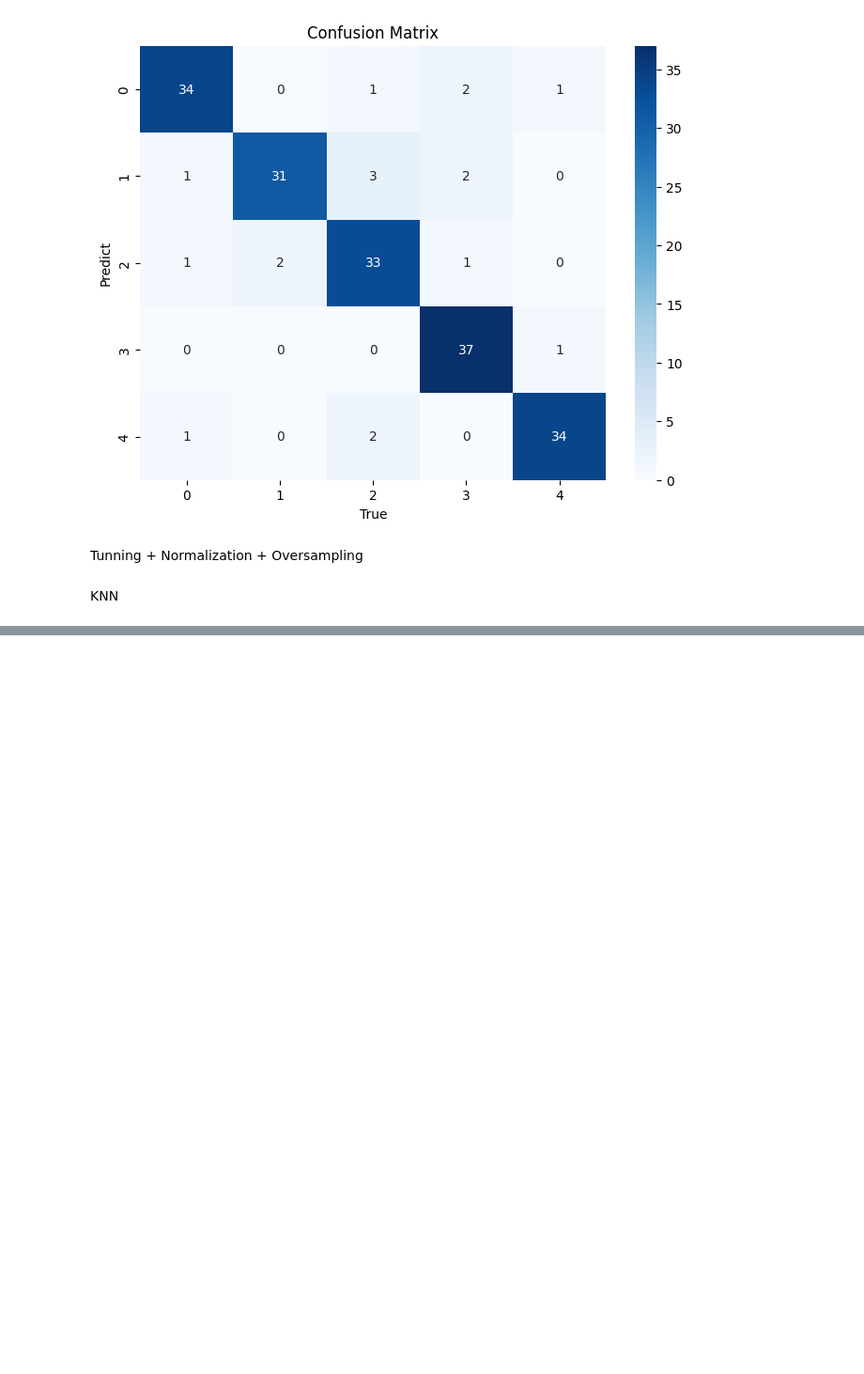
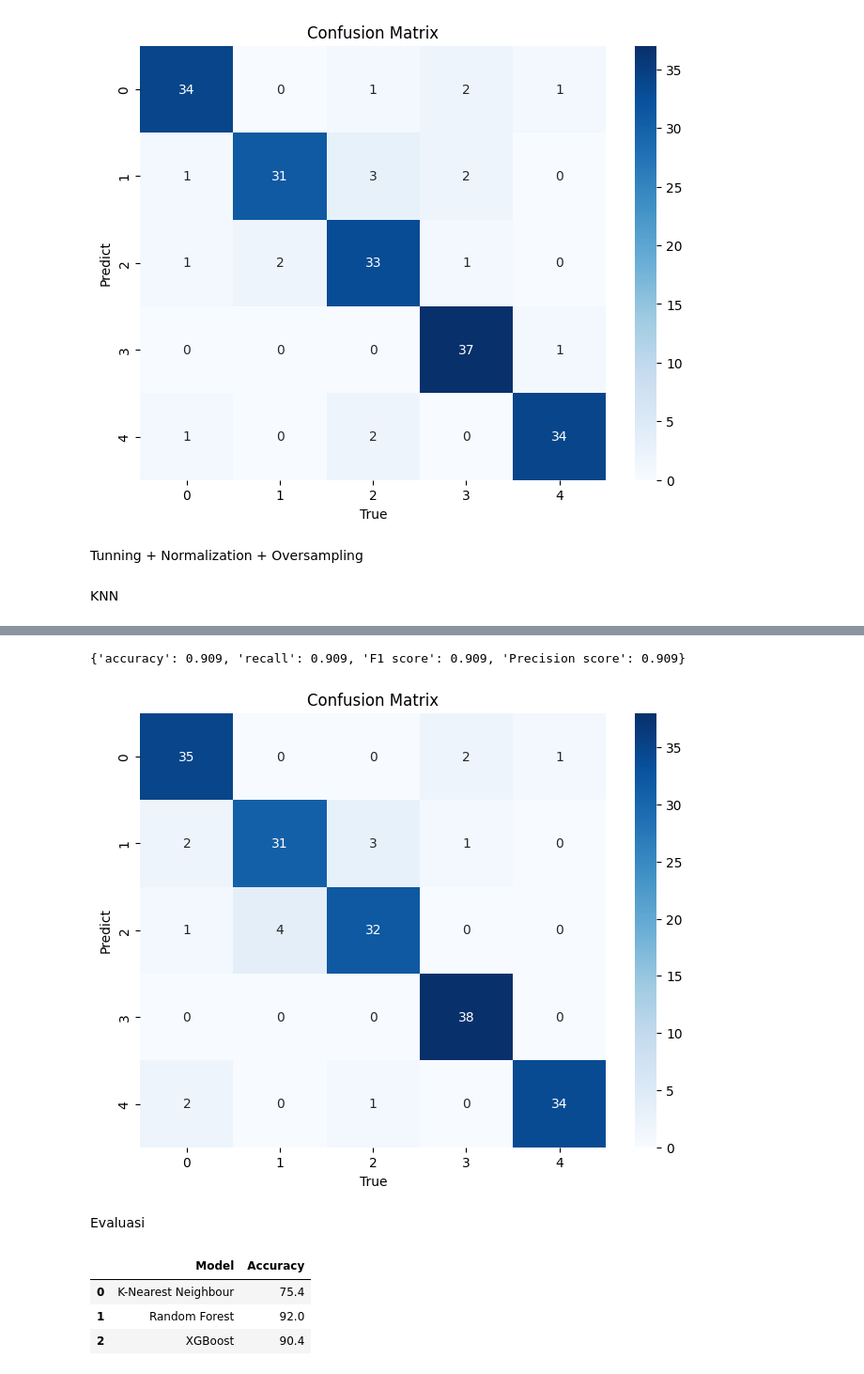
Before and after one commit to widhofaisal/learn-data-science, a Jupyter notebook: hungarian-data.ipynb, the cells around one changed output, grey strips where cells are left out. Shown at 94% size. Drawn from its saved outputs; the diff is of its cells as text; code cells hidden in the pictures; blank space fills up the shorter version.

```diff
--- a/hungarian-data.ipynb
+++ b/hungarian-data.ipynb
@@ -882,0 +1004,18 @@ from sklearn.model_selection import RandomizedSearchCV
+# %%
+xgb_model = XGBClassifier()
+
+param_grid = {
+"max_depth": [3, 5, 7],
+"learning_rate": [0.01, 0.1],
+"n_estimators": [100, 200],
+"gamma": [0, 0.1],
+"colsample_bytree": [0.7, 0.8],
+
+}
+
+xgb_model = RandomizedSearchCV(xgb_model, param_grid, n_iter=10, cv=5, n_jobs =- 1)
+
+xgb_model.fit(X_train_normal, y_train_normal)
+
+best_params = xgb_model.best_params_
+print(f"Best parameters: {best_params}")
@@ -882,0 +1024,9 @@ from sklearn.model_selection import RandomizedSearchCV
+# %%
+y_pred_xgb = xgb_model.predict(X_test_normal)
+
+# Evaluate the XGBoost model
+print("\nXGBoost Model:")
+accuracy_xgb_smote_normal_Tun = round(accuracy_score(y_test_normal, y_pred_xgb), 3)
+print("Accuracy:", accuracy_xgb_smote_normal_Tun)
+print("Classification Report:")
+print(classification_report(y_test_normal, y_pred_xgb))
@@ -882,0 +1048,30 @@ from sklearn.model_selection import RandomizedSearchCV
+# %%
+evaluation(y_test_normal, y_pred_xgb)
+# %% [output]
+{'accuracy': 0.909, 'recall': 0.909, 'F1 score': 0.909, 'Precision score': 0.909}
+# %%
+cm = confusion_matrix(y_test_normal, y_pred_xgb)
+
+plt.figure(figsize=(8, 6))
+sns.heatmap(cm, annot=True, fmt="d", cmap="Blues")
+plt.title('Confusion Matrix')
+plt.xlabel('True')
+plt.ylabel('Predict')
+plt. show()
+# %% [output]
+[figure, added]
+# %% [markdown]
+Evaluasi
+# %%
+import matplotlib.pyplot as plt
+
+model_comp1 = pd.DataFrame({'Model': ['K-Nearest Neighbour', 'Random Forest',
+'XGBoost'], 'Accuracy': [accuracy_knn_smote*100,
+accuracy_rf_smote*100, accuracy_xgb_smote*100]})
+
+model_comp1.head()
+# %% [output]
+|  | Model | Accuracy |
+| 0 | K-Nearest Neighbour | 75.4 |
+| 1 | Random Forest | 92.0 |
+| 2 | XGBoost | 90.4 |
```
Also changed, not shown: parts of 20 cells of this notebook.
